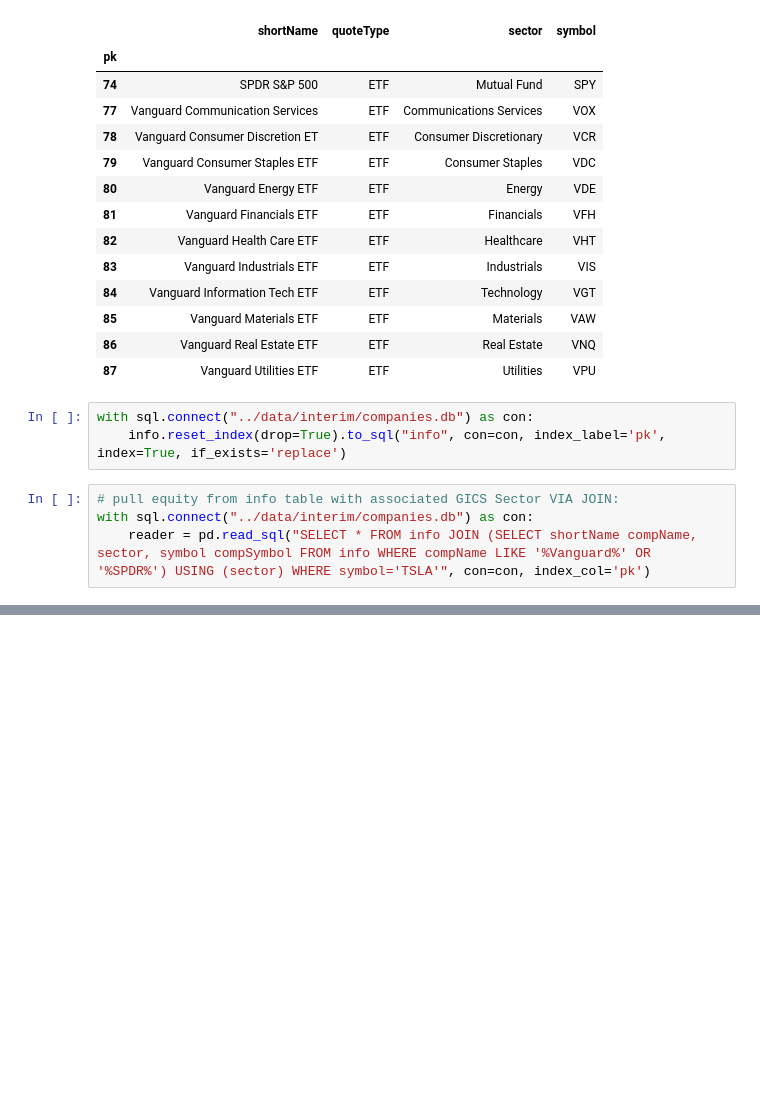
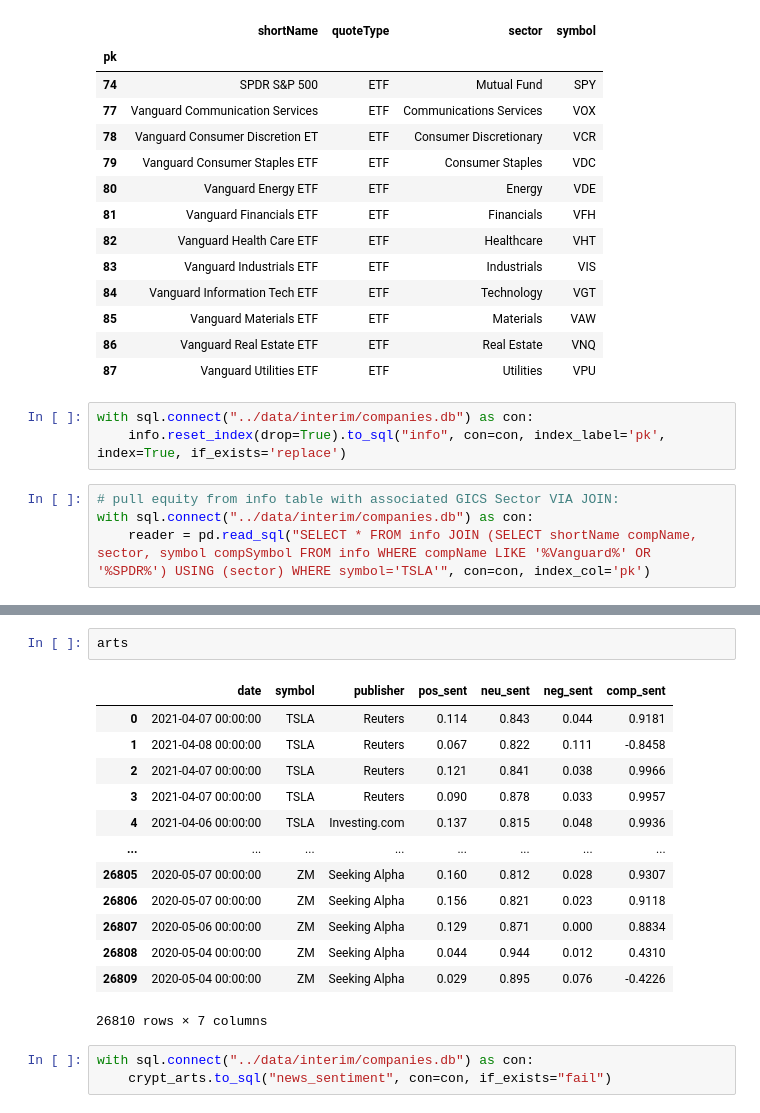
Before and after one commit to kyle-rgb/Discord_Project, a Jupyter notebook: notebooks/Data_Cleaning.ipynb, the cells around one changed output, grey strips where cells are left out. Cells and saved outputs as stored; diff of their text form; blank space fills up the shorter version.

Commit message:
Added Complete Articles to DB and Connected All Sentiment Data to Vue App

```diff
--- a/notebooks/Data_Cleaning.ipynb
+++ b/notebooks/Data_Cleaning.ipynb
@@ -3744,0 +3779,19 @@ reader
+# %%
+arts
+# %% [output]
+|  | date | symbol | publisher | pos_sent | neu_sent | neg_sent | comp_sent |
+| 0 | 2021-04-07 00:00:00 | TSLA | Reuters | 0.114 | 0.843 | 0.044 | 0.9181 |
+| 1 | 2021-04-08 00:00:00 | TSLA | Reuters | 0.067 | 0.822 | 0.111 | -0.8458 |
+| 2 | 2021-04-07 00:00:00 | TSLA | Reuters | 0.121 | 0.841 | 0.038 | 0.9966 |
+| 3 | 2021-04-07 00:00:00 | TSLA | Reuters | 0.090 | 0.878 | 0.033 | 0.9957 |
+| 4 | 2021-04-06 00:00:00 | TSLA | Investing.com | 0.137 | 0.815 | 0.048 | 0.9936 |
+| ... | ... | ... | ... | ... | ... | ... | ... |
+| 26805 | 2020-05-07 00:00:00 | ZM | Seeking Alpha | 0.160 | 0.812 | 0.028 | 0.9307 |
+| 26806 | 2020-05-07 00:00:00 | ZM | Seeking Alpha | 0.156 | 0.821 | 0.023 | 0.9118 |
+| 26807 | 2020-05-06 00:00:00 | ZM | Seeking Alpha | 0.129 | 0.871 | 0.000 | 0.8834 |
+| 26808 | 2020-05-04 00:00:00 | ZM | Seeking Alpha | 0.044 | 0.944 | 0.012 | 0.4310 |
+| 26809 | 2020-05-04 00:00:00 | ZM | Seeking Alpha | 0.029 | 0.895 | 0.076 | -0.4226 |
+26810 rows × 7 columns
+# %%
+with sql.connect("../data/interim/companies.db") as con:
+    crypt_arts.to_sql("news_sentiment", con=con, if_exists="fail")
```
Also changed, not shown: parts of 7 cells of this notebook, 5 other files.
